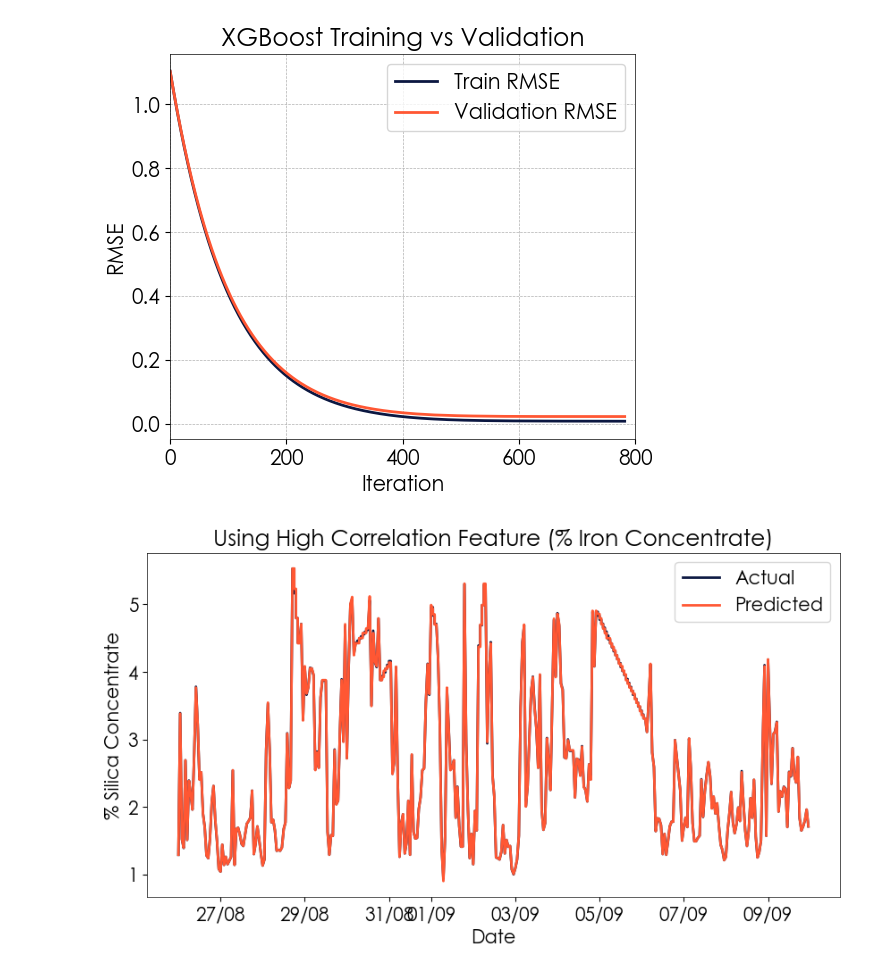
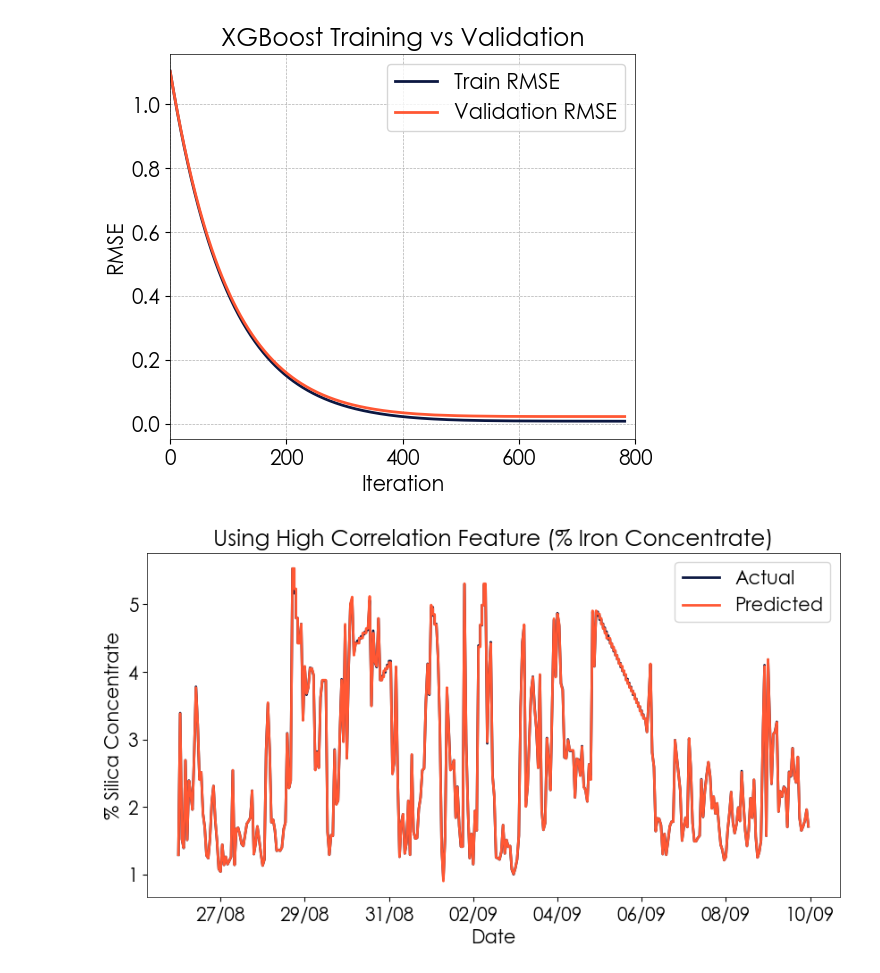
Before and after one commit to PauloCasmal/data-mining-study, a Jupyter notebook: Baseline-Model-mining.ipynb, the cells around one changed output. Saved outputs shown, nothing was run; the diff lists cells and outputs as text; code cells hidden in the pictures.

```diff
--- a/Baseline-Model-mining.ipynb
+++ b/Baseline-Model-mining.ipynb
@@ -401,18 +403,21 @@ plt.show()
 # %%
 fig, ax = plt.subplots(figsize=(10, 5))
 
 ax.plot(y_test.index, y_test, label='Actual', c='#0B1741')
 ax.plot(y_test.index, y_pred, label='Predicted', c='#FF5733')
 
 ax.set_ylabel('% Silica Concentrate')
 ax.set_xlabel('Date')
 ax.legend(loc='upper right')
 ax.set_title('Using High Correlation Feature (% Iron Concentrate)')
 
 ax.xaxis.set_major_formatter(mdates.DateFormatter('%d/%m'))
 
-fig.savefig(r'G:\Meu Drive\03 - Facens\03 - Data Science\02-TCC-POS\05-Figures\bm_sc_prediction_02.svg', dpi=140, format='svg')
+ax.set_xticks([pd.Timestamp('2017-08-27'), pd.Timestamp('2017-08-29'), pd.Timestamp('2017-08-31'), pd.Timestamp('2017-09-02')
+               , pd.Timestamp('2017-09-04'), pd.Timestamp('2017-09-06'), pd.Timestamp('2017-09-08'), pd.Timestamp('2017-09-10')])
+
+fig.savefig(r'G:\Meu Drive\03 - Facens\03 - Data Science\02-TCC-POS\05-Figures\bm_sc_prediction_02.svg', dpi=140, format='svg', transparent=True)
 
 plt.show()
 # %% [output]
-[figure, old version]
+[figure, new version]
```
Also changed, not shown: parts of 5 cells of this notebook, 2 other files.
